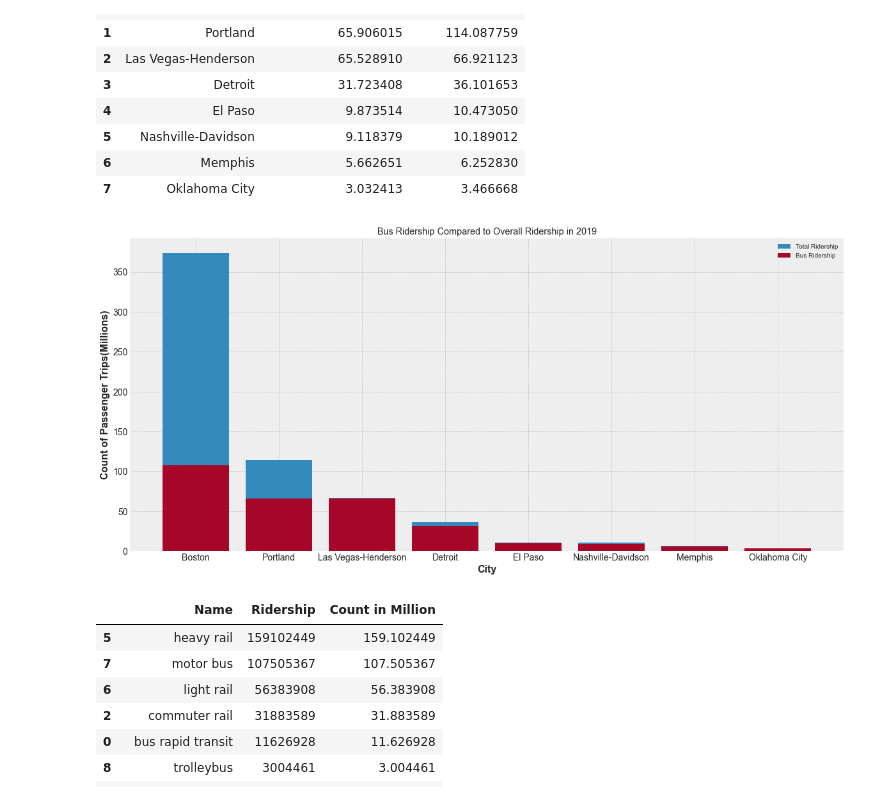
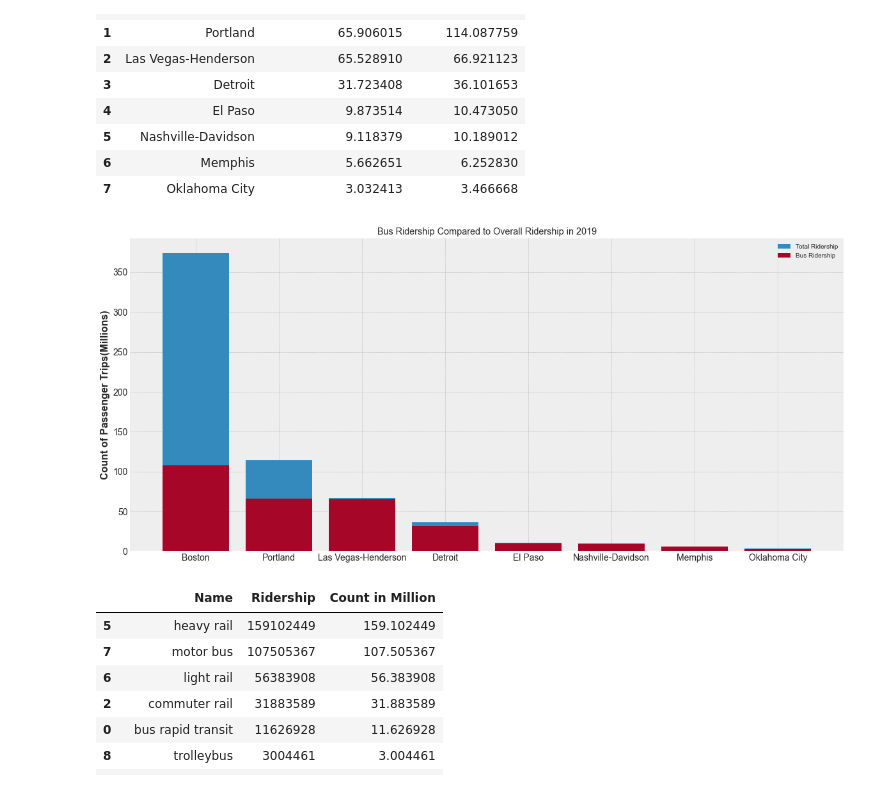
Before and after one commit to tye642/nashville_public_transportation, a Jupyter notebook: notebook/public_transportation_analysis.ipynb, the cells around one changed output. Saved outputs shown, nothing was run; the diff lists cells and outputs as text; code cells hidden in the pictures.

```diff
--- a/notebook/public_transportation_analysis.ipynb
+++ b/notebook/public_transportation_analysis.ipynb
@@ -686,27 +686,27 @@ stacked
 # %%
 plt.style.use('bmh')
 plt.figure(figsize=(20, 9))
 
 plt.bar(
     stacked['City'],
     stacked['Total Ridership'],
     label = 'Total Ridership'
 )
 
 plt.bar(
     stacked['City'],
     stacked['Count of Bus Riders'],
     label = 'Bus Ridership'
 )
 
-plt.xlabel("City", fontsize=16, fontweight='bold')
+
 plt.ylabel("Count of Passenger Trips(Millions)", fontsize=16, fontweight='bold')
 plt.xticks(fontsize=14)
 plt.yticks(fontsize=14)
 plt.legend()
 plt.title('Bus Ridership Compared to Overall Ridership in 2019');
 # %% [output]
-[figure, old version]
+[figure, new version]
 # %%
 # Let's take a look into Boston
 
```
Also changed, not shown: parts of 13 cells of this notebook, 24 other files.
